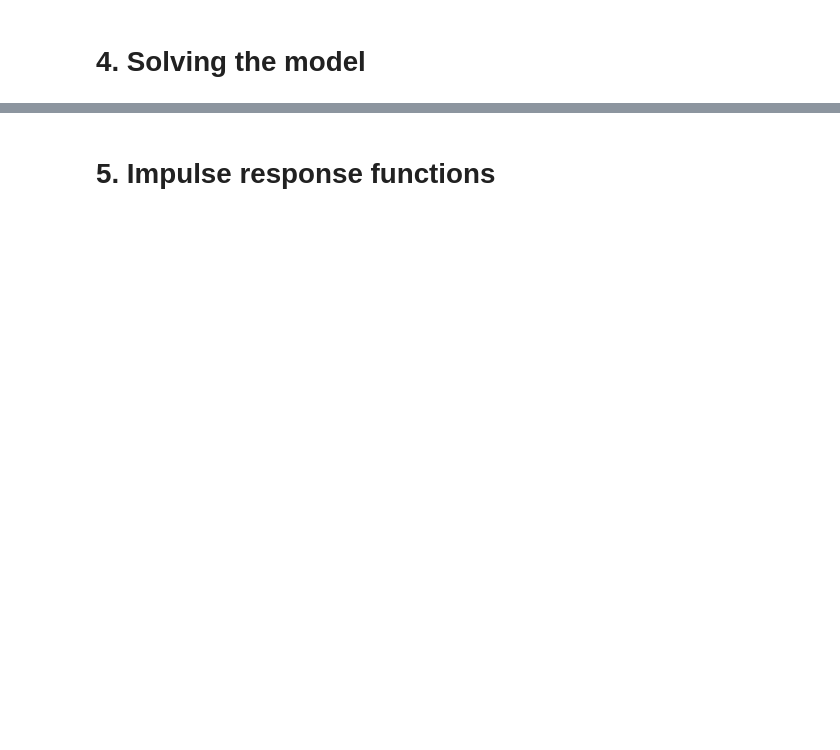
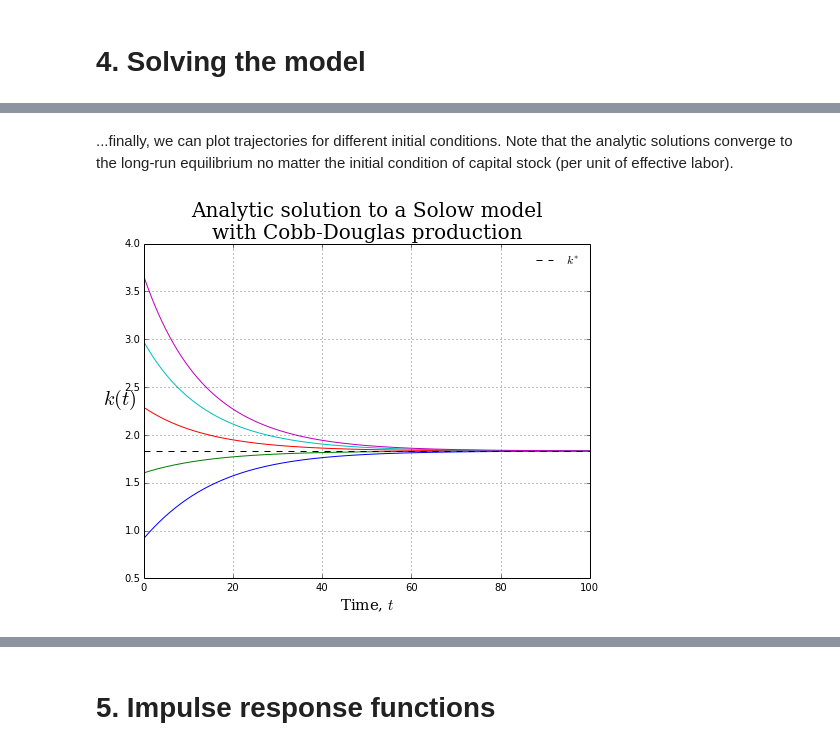
Before and after one commit to QuantEcon/QuantEcon.py, a Jupyter notebook: examples/solow_model.ipynb, the cells around one changed output, grey strips where cells are left out. Cells and saved outputs as stored; diff of their text form; code cells hidden in the pictures; blank space fills up the shorter version.

```diff
--- a/examples/solow_model.ipynb
+++ b/examples/solow_model.ipynb
@@ -371,0 +416,33 @@ array([[   0.        ,    5.34659456],
+# %% [markdown]
+...finally, we can plot trajectories for different initial conditions. Note that the analytic solutions converge to the long-run equilibrium no matter the initial condition of capital stock (per unit of effective labor).
+# %%
+fig, ax = plt.subplots(1, 1, figsize=(8,6))
+
+# lower and upper bounds for initial conditions
+k_star = solow.cobb_douglas.analytic_steady_state(cobb_douglas_model)
+k_l = 0.5 * k_star
+k_u = 2.0 * k_star
+
+for k0 in np.linspace(k_l, k_u, 5):
+
+    # compute the solution
+    ti = np.linspace(0, 100, 1000)
+    analytic_traj = solow.cobb_douglas.analytic_solution(cobb_douglas_model, ti, k0)
+
+    # plot this trajectory
+    ax.plot(ti, analytic_traj[:,1])
+
+# equilibrium value of capital stock (per unit effective labor)
+ax.axhline(k_star, linestyle='dashed', color='k', label='$k^*$')
+
+# axes, labels, title, etc
+ax.set_xlabel('Time, $t$', fontsize=15, family='serif')
+ax.set_ylabel('$k(t)$', rotation='horizontal', fontsize=20, family='serif')
+ax.set_title('Analytic solution to a Solow model\nwith Cobb-Douglas production',
+             fontsize=20, family='serif')
+ax.legend(loc=0, frameon=False, bbox_to_anchor=(1.0, 1.0))
+ax.grid('on')
+
+plt.show()
+# %% [output]
+[figure, added]
```
Also changed, not shown: parts of 69 cells of this notebook, 1 other file.
